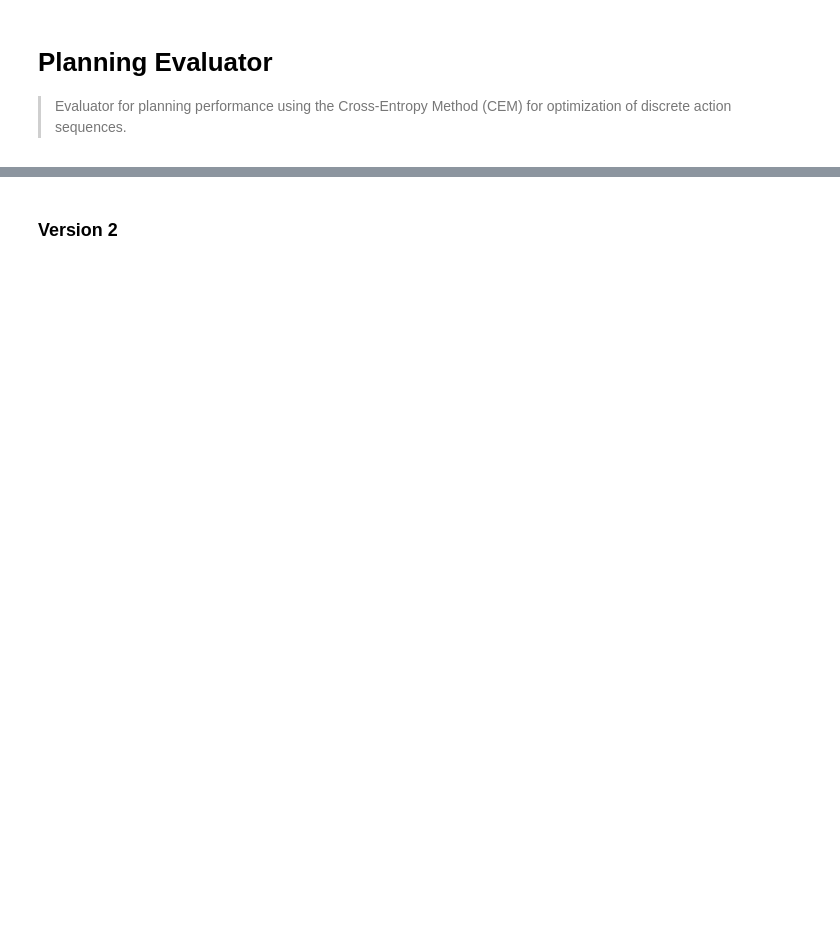
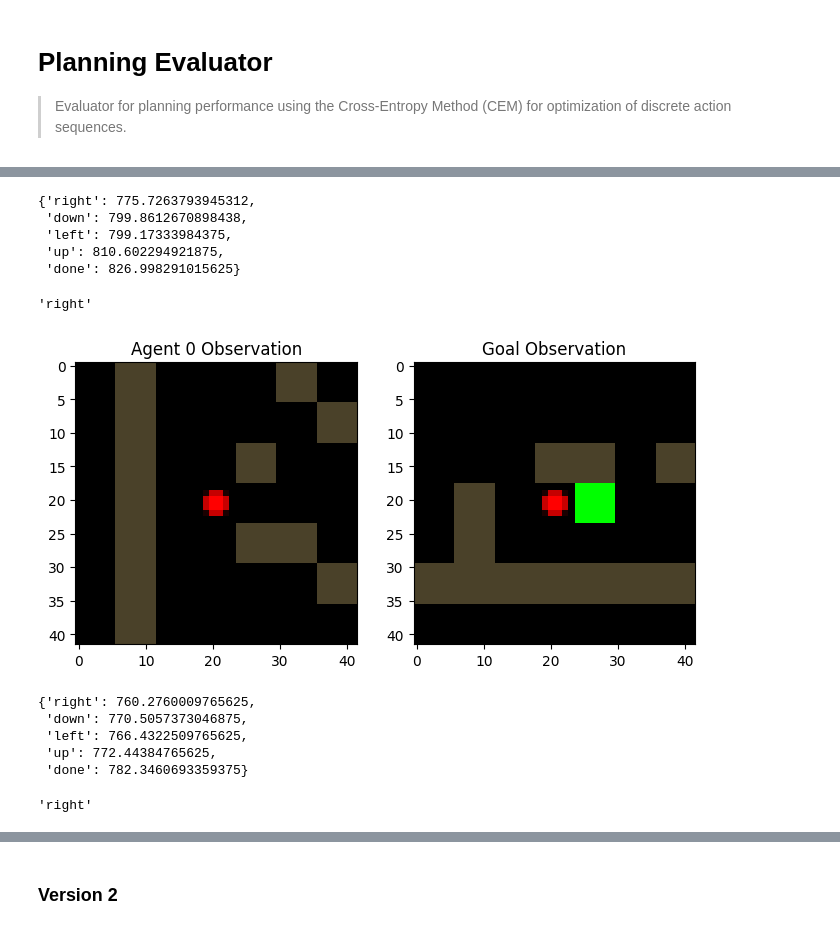
Before and after one commit to Ahmed-Khaled-Saleh/mawm, a Jupyter notebook: nbs/10b_evaluators.planning_eval.ipynb, the cells around one changed output, grey strips where cells are left out. Cells and saved outputs as stored; diff of their text form; code cells hidden in the pictures; blank space fills up the shorter version.

```diff
--- a/nbs/10b_evaluators.planning_eval.ipynb
+++ b/nbs/10b_evaluators.planning_eval.ipynb
@@ -514,0 +189,42 @@ dict_keys(['epoch', 'jepa', 'msg_encoder', 'msg_predictor', 'obs_predictor', 'tr
+# %%
+#| hide
+state, msg = get_agent_state(obs= obs, pos= pos, msgs= msgs, agent_idx= idx)
+evals= actions_eval(state, msg, goal_z, device= device, agent_idx= idx)
+evals
+# %% [output]
+{'right': 775.7263793945312,
+ 'down': 799.8612670898438,
+ 'left': 799.17333984375,
+ 'up': 810.602294921875,
+ 'done': 826.998291015625}
+# %%
+#| hide
+optimal_action = min(evals, key=evals.get)
+optimal_action
+# %% [output]
+'right'
+# %%
+#| hide
+obs, pos, msgs = step({f'agent_0': 1, f'agent_1': 1})
+# %%
+#| hide
+plot_obs_vs_goal(obs, agent_idx= idx, goals= goals)
+# %% [output]
+[figure, added]
+# %%
+#| hide
+state, msg = get_agent_state(obs= obs, pos= pos, msgs= msgs, agent_idx= 1)
+evals= actions_eval(state, msg, goal_z, device= device, agent_idx= 1)
+evals
+# %% [output]
+{'right': 760.2760009765625,
+ 'down': 770.5057373046875,
+ 'left': 766.4322509765625,
+ 'up': 772.44384765625,
+ 'done': 782.3460693359375}
+# %%
+#| hide
+optimal_action = min(evals, key=evals.get)
+optimal_action
+# %% [output]
+'right'
```
Also changed, not shown: parts of 41 cells of this notebook, 9 other files.
